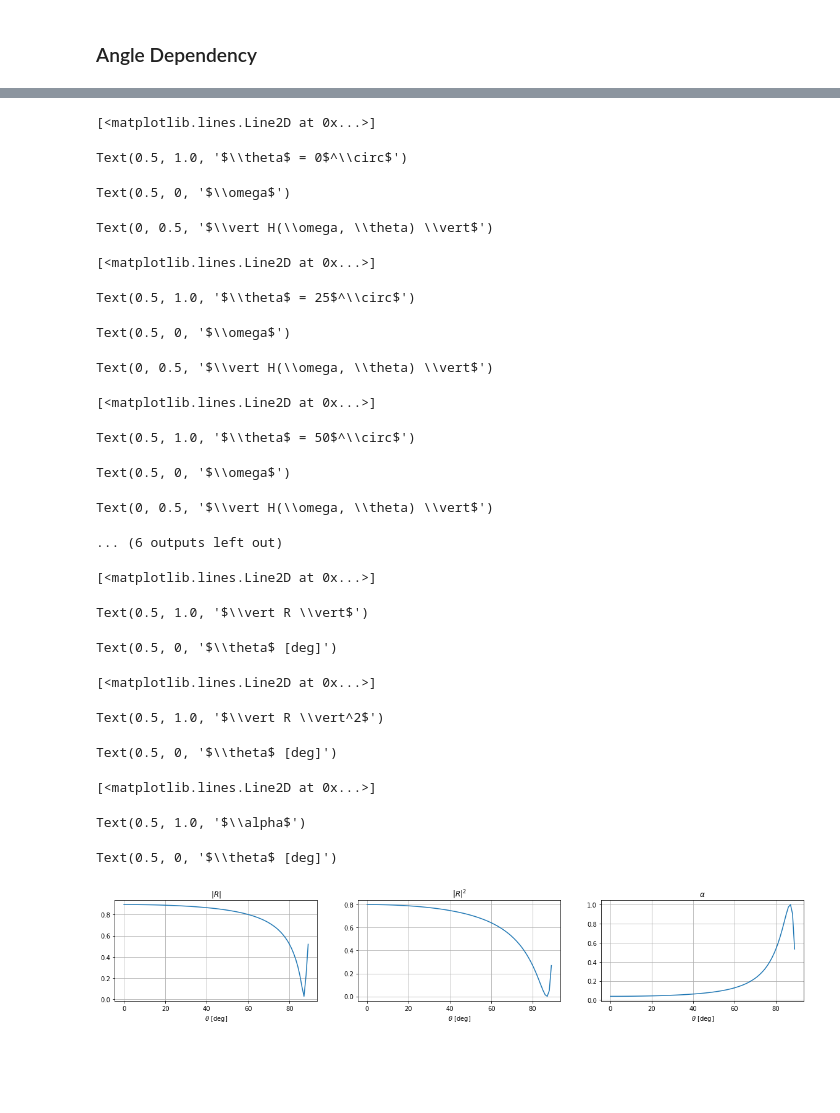
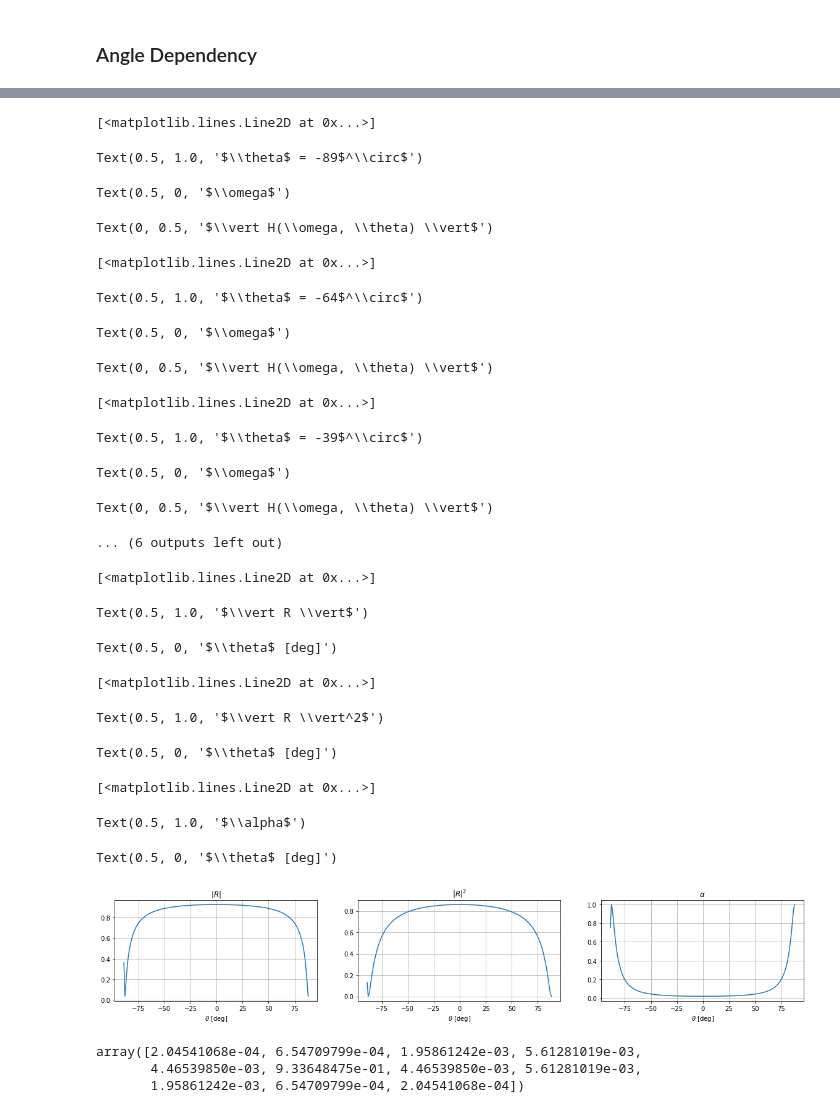
Before and after one commit to steDamiano/pyroadacoustics, a Jupyter notebook: research_notebooks/angle_filter_log.ipynb, the cells around one changed output, grey strips where cells are left out. Drawn from its saved outputs; the diff is of its cells as text; code cells hidden in the pictures; blank space fills up the shorter version.

```diff
--- a/research_notebooks/angle_filter_log.ipynb
+++ b/research_notebooks/angle_filter_log.ipynb
@@ -59,11 +59,11 @@ plt.show()
 # f = np.append(f, 8000)
 
 # Compute average coefficients
-alpha_avg = np.asarray(np.sum(asphalts2, axis = 0)).flatten() / np.shape(asphalts2)[1]
+alpha_avg = np.asarray(np.sum(asphalts2, axis = 0)).flatten() / np.shape(asphalts2)[0]
 
 log_f = np.log(f)
 log_alpha = np.log(alpha_avg)
-log_model = np.polyfit(log_f, log_alpha, deg = 1)
+log_model = np.polyfit(log_f, log_alpha, deg = 2)
 
 interp_freqs = np.linspace(1, 8000, num = 100)
 log_interp_coeffs = np.polyval(log_model, np.log(interp_freqs))
@@ -90,7 +116,7 @@ print(alpha_avg)
 # alpha = np.array([0.02, 0.02, 0.03, 0.03, 0.03, 0.04, 0.04, 0.07])
 f_nyq = 4000
 f_sel = np.linspace(0,1,8) * f_nyq
-f_sel[0] = 0.001
+f_sel[0] = 0.01
 
 log_alpha_sel = np.polyval(log_model, np.log(f_sel))
 alpha_sel = np.clip(np.exp(log_alpha_sel), 0, 1)
@@ -98,7 +124,7 @@ f_sel[0] = 0
 print('Frequencies: ', np.around(f_sel, 2))
 print('Absorption Coefficients: ', np.around(alpha_sel, 2))
 
-numtaps = 9
+numtaps = 11
 filter_len = 256
 
 refl = np.sqrt(1 - alpha_sel)
@@ -168,7 +210,7 @@ def compute_speed_sound(T):
     import numpy as np
     return 331.3 * np.sqrt(T / 273.15)
 # %%
-theta_vector = np.arange(0,90,1)
+theta_vector = np.arange(-89,89,1)
 Z0 = compute_air_impedance(20 + 273.15)
 c = compute_speed_sound(20 + 273.15)
 Z = - Z0 * (refl + 1) / (refl-1)
@@ -272,44 +312,50 @@ fig.suptitle(r'Asphalt Reflection Frequency Response for Different $\theta$ Valu
 plt.show()
 # %% [output]
 [<matplotlib.lines.Line2D at 0x...>]
-Text(0.5, 1.0, '$\\theta$ = 0$^\\circ$')
+Text(0.5, 1.0, '$\\theta$ = -89$^\\circ$')
 Text(0.5, 0, '$\\omega$')
 Text(0, 0.5, '$\\vert H(\\omega, \\theta) \\vert$')
 [<matplotlib.lines.Line2D at 0x...>]
-Text(0.5, 1.0, '$\\theta$ = 25$^\\circ$')
+Text(0.5, 1.0, '$\\theta$ = -64$^\\circ$')
 Text(0.5, 0, '$\\omega$')
 Text(0, 0.5, '$\\vert H(\\omega, \\theta) \\vert$')
 [<matplotlib.lines.Line2D at 0x...>]
-Text(0.5, 1.0, '$\\theta$ = 50$^\\circ$')
+Text(0.5, 1.0, '$\\theta$ = -39$^\\circ$')
 Text(0.5, 0, '$\\omega$')
 Text(0, 0.5, '$\\vert H(\\omega, \\theta) \\vert$')
 ... (6 outputs left out)
 # %%
 fig, axes = plt.subplots(1,3, figsize = (20,3))
-axes[0].plot(theta_vector, np.abs(R[:,0]))
+axes[0].plot(theta_vector, np.abs(R[:,5]))
 axes[0].set_title(r'$\vert R \vert$')
 axes[0].set_xlabel(r'$\theta$ [deg]')
 axes[0].grid()
 
-axes[1].plot(theta_vector, R[:,0] ** 2)
+axes[1].plot(theta_vector, R[:,5] ** 2)
 axes[1].set_title(r'$\vert R \vert^2$')
 axes[1].set_xlabel(r'$\theta$ [deg]')
 axes[1].grid()
 
-axes[2].plot(theta_vector, alpha[:,0] ** 2)
+axes[2].plot(theta_vector, alpha[:,5] ** 2)
 axes[2].set_title(r'$\alpha$')
 axes[2].set_xlabel(r'$\theta$ [deg]')
 axes[2].grid()
 
 plt.show()
 # %% [output]
 [<matplotlib.lines.Line2D at 0x...>]
 Text(0.5, 1.0, '$\\vert R \\vert$')
 Text(0.5, 0, '$\\theta$ [deg]')
 [<matplotlib.lines.Line2D at 0x...>]
 Text(0.5, 1.0, '$\\vert R \\vert^2$')
 Text(0.5, 0, '$\\theta$ [deg]')
 [<matplotlib.lines.Line2D at 0x...>]
 Text(0.5, 1.0, '$\\alpha$')
 Text(0.5, 0, '$\\theta$ [deg]')
-[figure, old version]
+[figure, new version]
+# %%
+b_fir[89]
+# %% [output]
+array([2.04541068e-04, 6.54709799e-04, 1.95861242e-03, 5.61281019e-03,
+       4.46539850e-03, 9.33648475e-01, 4.46539850e-03, 5.61281019e-03,
+       1.95861242e-03, 6.54709799e-04, 2.04541068e-04])
```
Also changed, not shown: parts of 8 cells of this notebook, 9 other files.
